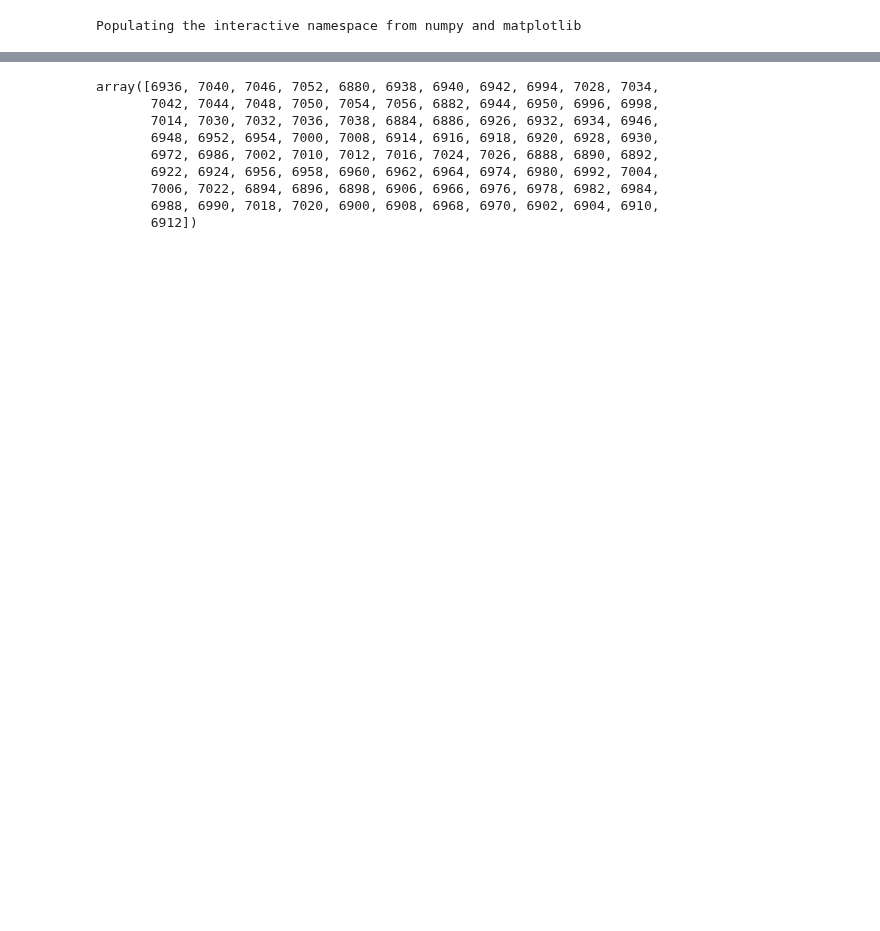
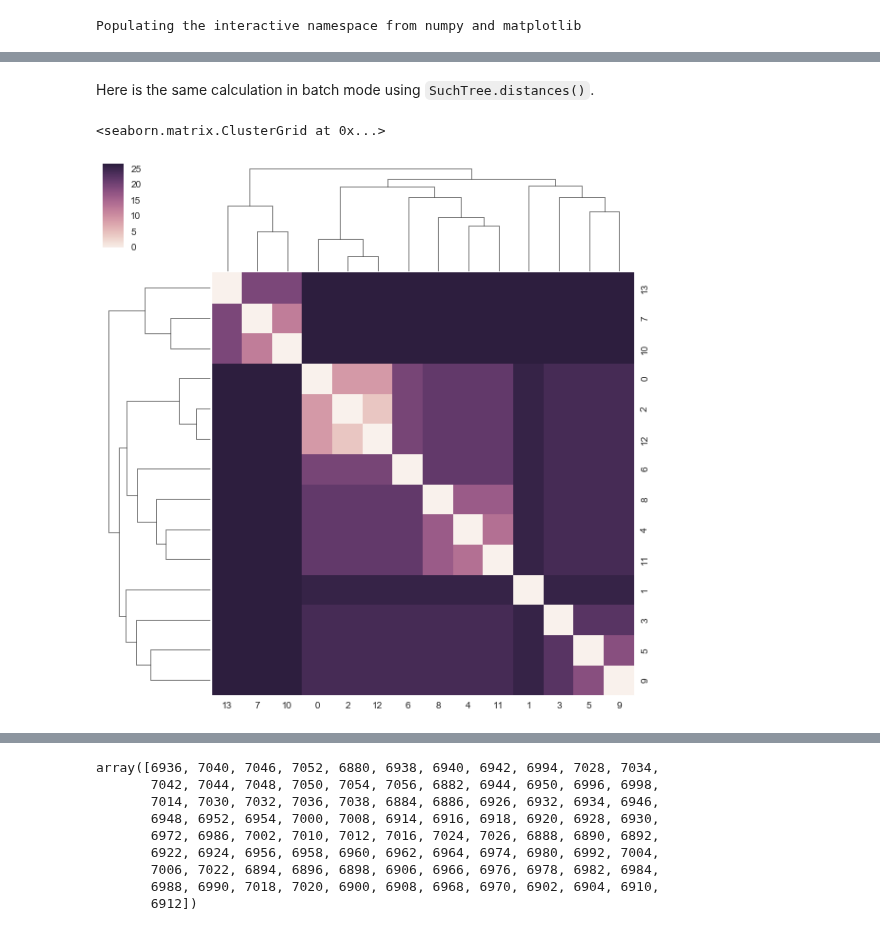
Before and after one commit to ryneches/SuchTree, a Jupyter notebook: example_2.ipynb, the cells around one changed output, grey strips where cells are left out. Saved outputs shown, nothing was run; the diff lists cells and outputs as text; code cells hidden in the pictures; blank space fills up the shorter version.

```diff
--- a/example_2.ipynb
+++ b/example_2.ipynb
@@ -17,3 +74,17 @@ links.index = map( lambda x : x.replace(' ','_'), links.index )
+# %% [markdown]
+Here is the same calculation in batch mode using `SuchTree.distances()`.
+# %%
+D2_list = []
+for i,a in enumerate(T1.leafs.values()) :
+    for j,b in enumerate( T1.leafs.values() ) :
+        D2_list.append( ( a, b ) )
+D2_array = array( D2_list )
+D2 = T1.distances( D2_array )
+D2 = D2.reshape( ( len(T1.leafs), len(T1.leafs) ) )
+seaborn.clustermap(D2)
+# %% [output]
+<seaborn.matrix.ClusterGrid at 0x...>
+[figure, added]
 # %%
 %%time
 SLT = SuchLinkedTrees( T1, T2, links )
```
Also changed, not shown: parts of 22 cells of this notebook, 3 other files.
